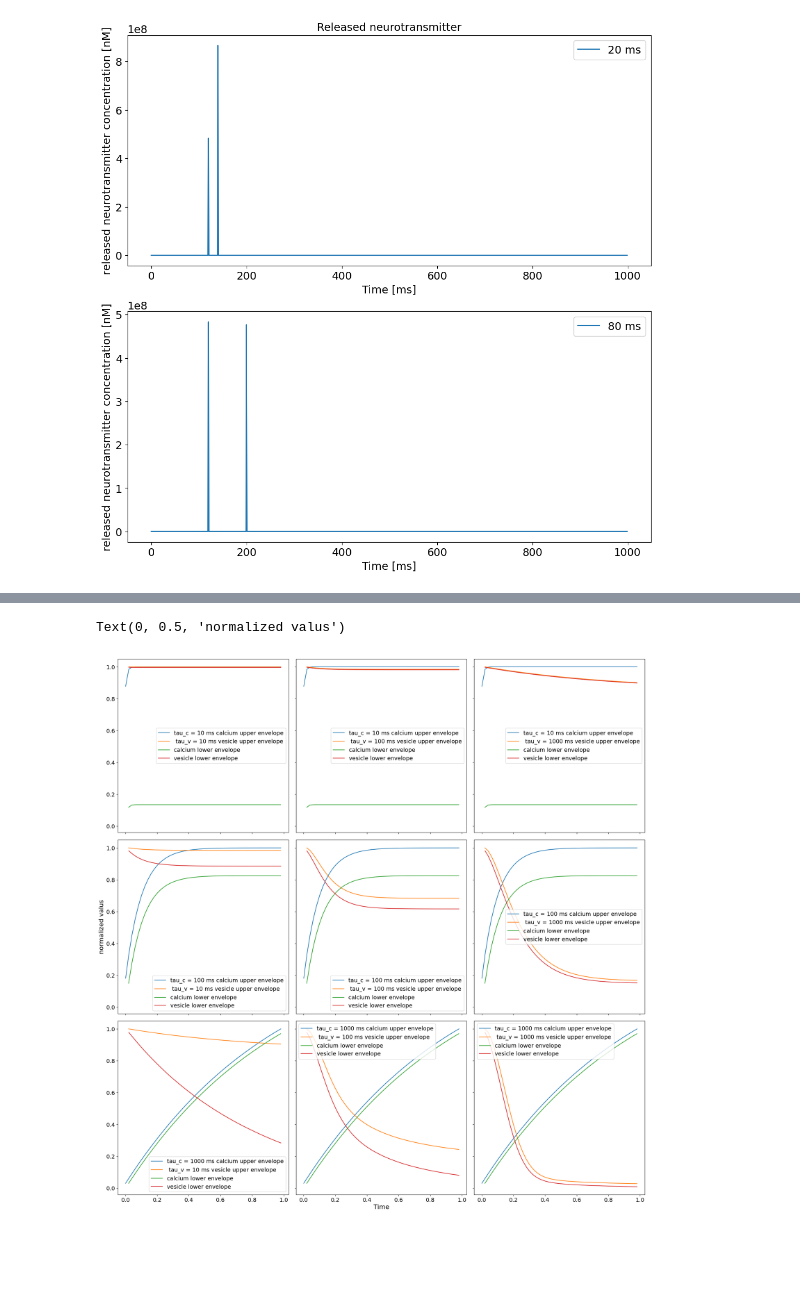
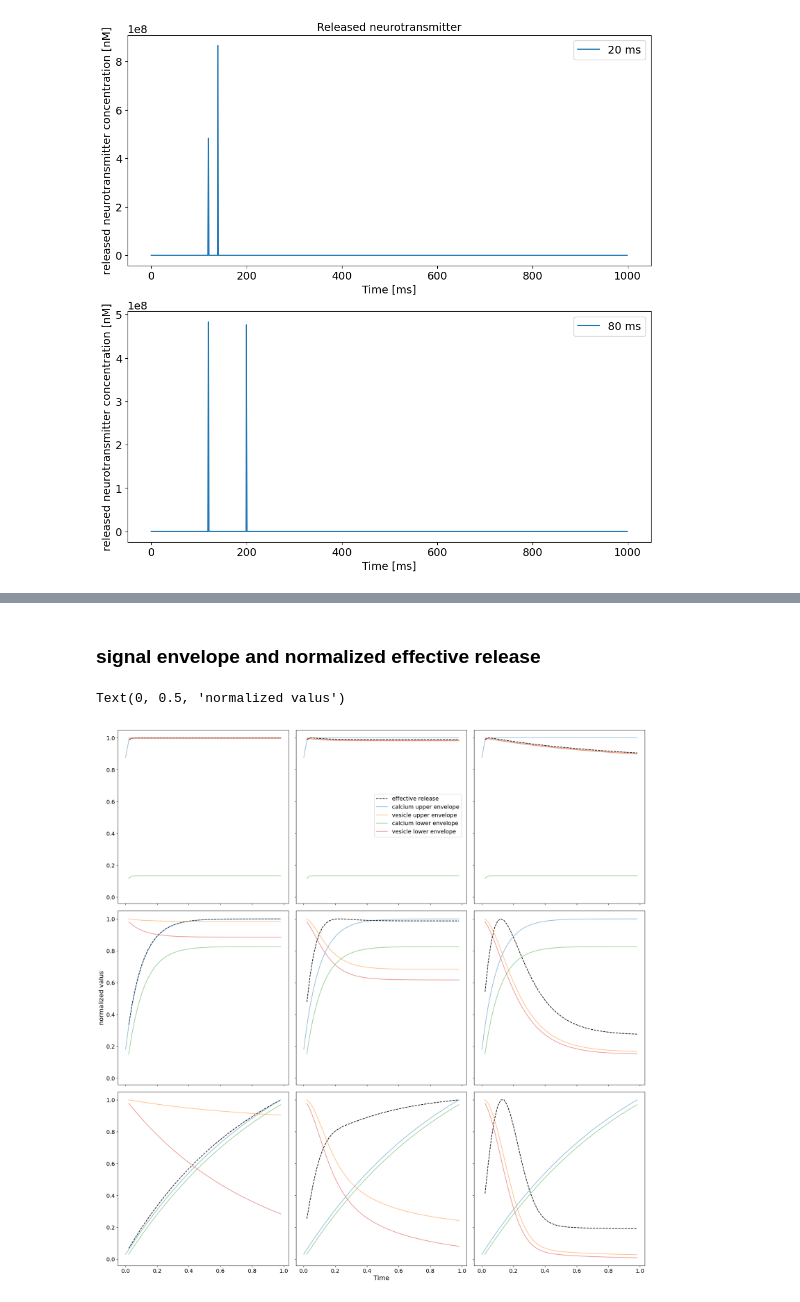
Before and after one commit to Erfan7bt/neurotransmitter_release_modelling, a Jupyter notebook: vesicle.ipynb, the cells around one changed output, grey strips where cells are left out. Cells and saved outputs as stored; diff of their text form; code cells hidden in the pictures; blank space fills up the shorter version.

```diff
--- a/vesicle.ipynb
+++ b/vesicle.ipynb
@@ -191,6 +216,10 @@ for i in range(len(taus)):
         vesicle, release = vesicle_fusion(tau_v, t_sim, dt, v_0, release_delay, R2,alpha, calcium, spike)
 
         ax[i,j].plot(release, label=f'tau_c = {int(tau_c/dt)} ms, tau_v = {int(tau_v/dt)} ms')
+
+        rmin, rmax = hl_envelopes_idx(release)
+
+        ax[i,j].plot(rmax, release[rmax])
         ax[i,j].legend()
 fig.add_subplot(111, frameon=False)
 plt.tick_params(labelcolor='none', which='both', top=False, bottom=False, left=False, right=False)
@@ -205,36 +234,44 @@ Text(0.5, 0.98, 'Released neurotransmitter ')
+# %% [markdown]
+### signal envelope and normalized effective release
 # %%
 taus  = [10, 100, 1000]
 t= np.arange(0, t_sim, dt)
 fig, ax = plt.subplots(len(taus), len(taus), figsize=(20,20), layout="tight", sharex=True, sharey=True)
 for i in range(len(taus)):
     for j in range(len(taus)):
         tau_c = taus[i] *dt
         R1 = 9e5 * tau_c
 
         tau_v = taus[j] *dt
         R2=5e-6* tau_v #rate of vesicle release
 
         calcium = calcium_concentration(spike, tau_c, t_sim, dt, R1)
         vesicle, release = vesicle_fusion(tau_v, t_sim, dt, v_0, release_delay, R2,alpha, calcium, spike)
 
 
         vesicle = vesicle/np.max(vesicle)
         calcium = calcium/np.max(calcium)
 
-        lmin,lmax = hl_envelopes_idx(calcium)
+        cmin,cmax = hl_envelopes_idx(calcium)
         vmin, vmax = hl_envelopes_idx(vesicle)
 
-        ax[i,j].plot(t[lmax],calcium[lmax], label=f'tau_c = {int(tau_c/dt)} ms calcium upper envelope')
-        ax[i,j].plot(t[vmax],vesicle[vmax], label=f' tau_v = {int(tau_v/dt)} ms vesicle upper envelope')
+        effective = calcium[cmax[1:]] * vesicle[vmax]
+        effective = effective/np.max(effective)
+        ax[i,j].plot(t[cmax[1:]],effective, label=f'effective release', color='black', linestyle='--')
 
-        ax[i,j].plot(t[lmin],calcium[lmin], label='calcium lower envelope')
-        ax[i,j].plot(t[vmin],vesicle[vmin], label='vesicle lower envelope')
-        ax[i,j].legend()
+        ax[i,j].plot(t[cmax],calcium[cmax], label=f'calcium upper envelope', alpha=0.5)
+        ax[i,j].plot(t[vmax],vesicle[vmax], label=f'vesicle upper envelope' ,alpha=0.5)
+
+        ax[i,j].plot(t[cmin],calcium[cmin], label='calcium lower envelope', alpha=0.5)
+        ax[i,j].plot(t[vmin],vesicle[vmin], label='vesicle lower envelope', alpha=0.5)
+
+handels, labels = ax[0,0].get_legend_handles_labels()
+fig.legend(handels, labels, loc=(0.5, 0.8))
 fig.add_subplot(111, frameon=False)
 # hide tick and tick label of the big axis
 plt.tick_params(labelcolor='none', which='both', top=False, bottom=False, left=False, right=False)
 plt.xlabel("Time", size=16)
 plt.ylabel("normalized valus", size = 16)
 # %% [output]
 Text(0, 0.5, 'normalized valus')
-[figure, old version]
+[figure, new version]
```
Also changed, not shown: parts of 6 cells of this notebook, 4 other files.
